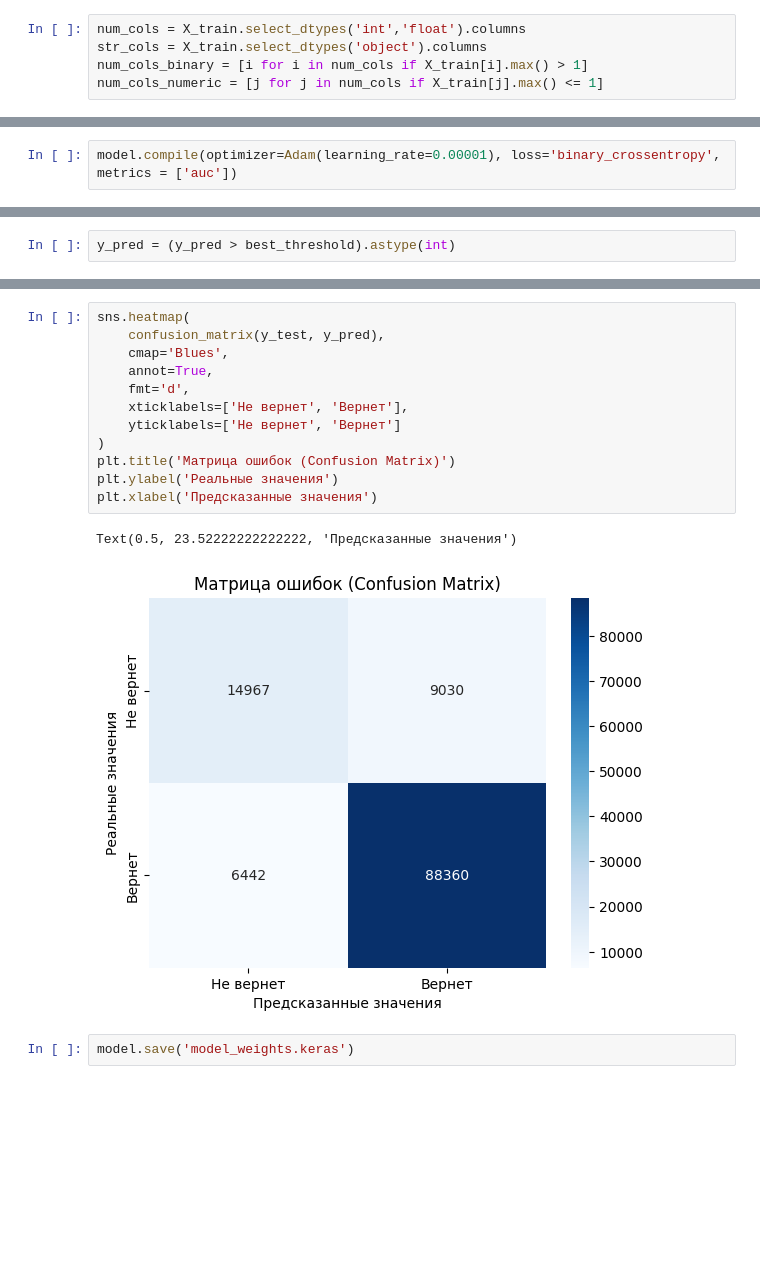
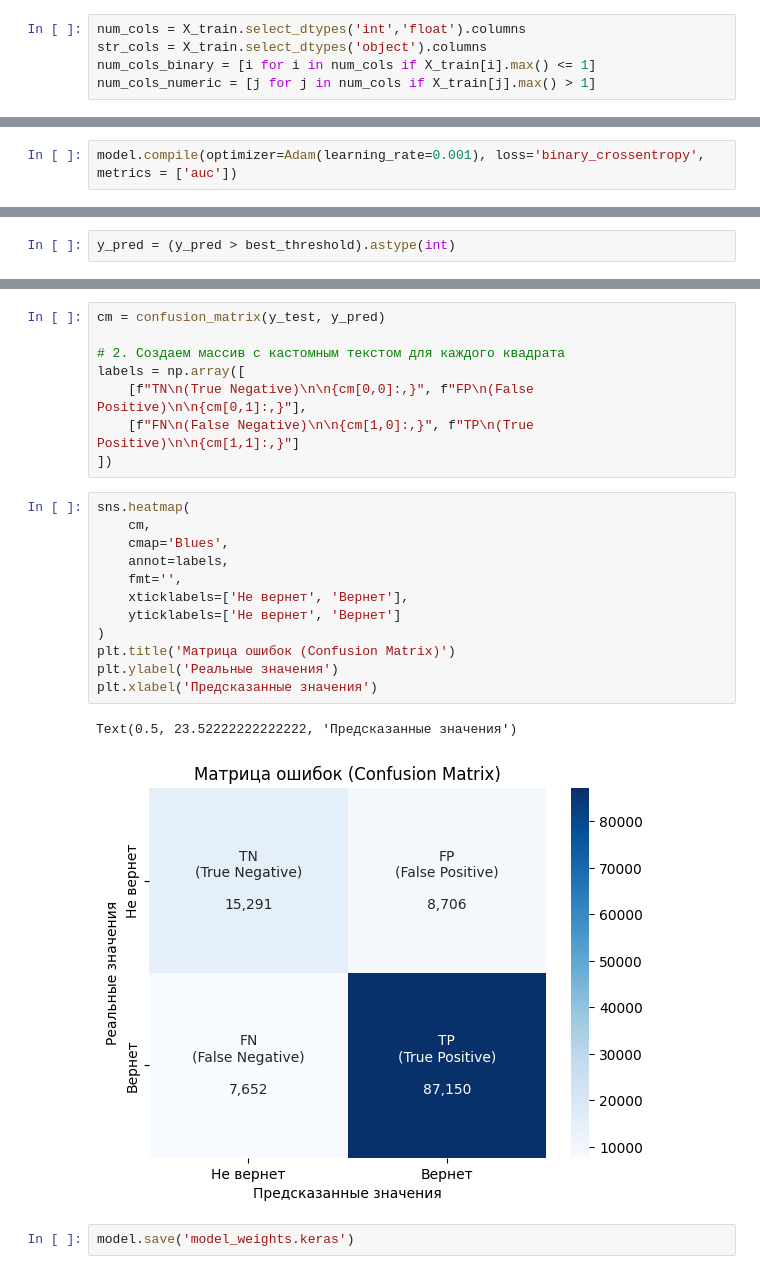
Before and after one commit to SamvelGalstyan15/Credit-Scoring-NeuralNetwork, a Jupyter notebook: loanpaybacknn.ipynb, the cells around one changed output, grey strips where cells are left out. Saved outputs shown, nothing was run; the diff lists cells and outputs as text; blank space fills up the shorter version.

```diff
--- a/loanpaybacknn.ipynb
+++ b/loanpaybacknn.ipynb
@@ -61,8 +61,8 @@ X_train, X_test, y_train, y_test = train_test_split(X, y, test_size=0.2, random_
 # %%
 num_cols = X_train.select_dtypes('int','float').columns
 str_cols = X_train.select_dtypes('object').columns
-num_cols_binary = [i for i in num_cols if X_train[i].max() > 1]
-num_cols_numeric = [j for j in num_cols if X_train[j].max() <= 1]
+num_cols_binary = [i for i in num_cols if X_train[i].max() <= 1]
+num_cols_numeric = [j for j in num_cols if X_train[j].max() > 1]
 # %%
 preprocessor = ColumnTransformer([
    ( 'cat', OneHotEncoder(drop='first', handle_unknown='ignore'), str_cols),
@@ -86,5 +84,5 @@ model.add(Dense(1, activation='sigmoid'))
 # %%
-model.compile(optimizer=Adam(learning_rate=0.00001), loss='binary_crossentropy', metrics = ['auc'])
+model.compile(optimizer=Adam(learning_rate=0.001), loss='binary_crossentropy', metrics = ['auc'])
 # %%
 model.fit(X_train,y_train, validation_split=0.15, epochs=15)
 # %% [output]
@@ -142,17 +140,25 @@ array([[14967,  9030],
+# %%
+cm = confusion_matrix(y_test, y_pred)
+
+# 2. Создаем массив с кастомным текстом для каждого квадрата
+labels = np.array([
+    [f"TN\n(True Negative)\n\n{cm[0,0]:,}", f"FP\n(False Positive)\n\n{cm[0,1]:,}"],
+    [f"FN\n(False Negative)\n\n{cm[1,0]:,}", f"TP\n(True Positive)\n\n{cm[1,1]:,}"]
+])
 # %%
 sns.heatmap(
-    confusion_matrix(y_test, y_pred),
+    cm,
     cmap='Blues',
-    annot=True,
-    fmt='d',
+    annot=labels,
+    fmt='',
     xticklabels=['Не вернет', 'Вернет'],
     yticklabels=['Не вернет', 'Вернет']
 )
 plt.title('Матрица ошибок (Confusion Matrix)')
 plt.ylabel('Реальные значения')
 plt.xlabel('Предсказанные значения')
 # %% [output]
 Text(0.5, 23.52222222222222, 'Предсказанные значения')
-[figure, old version]
+[figure, new version]
 # %%
 model.save('model_weights.keras')
```
Also changed, not shown: parts of 5 cells of this notebook.
